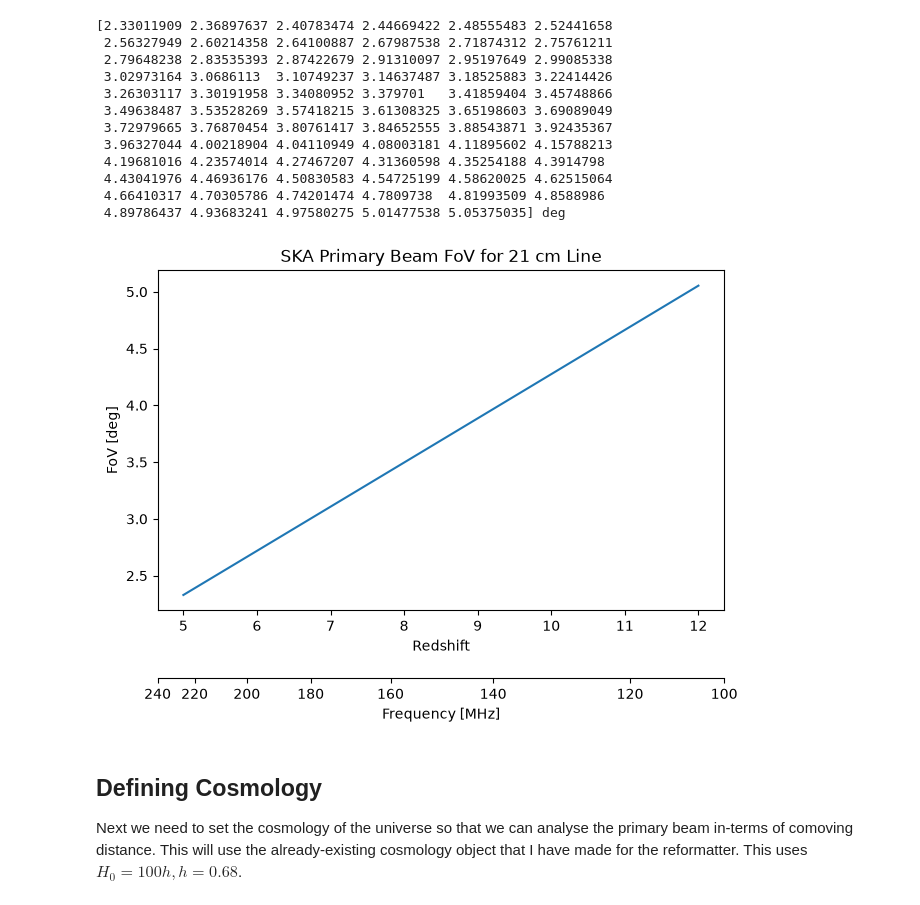
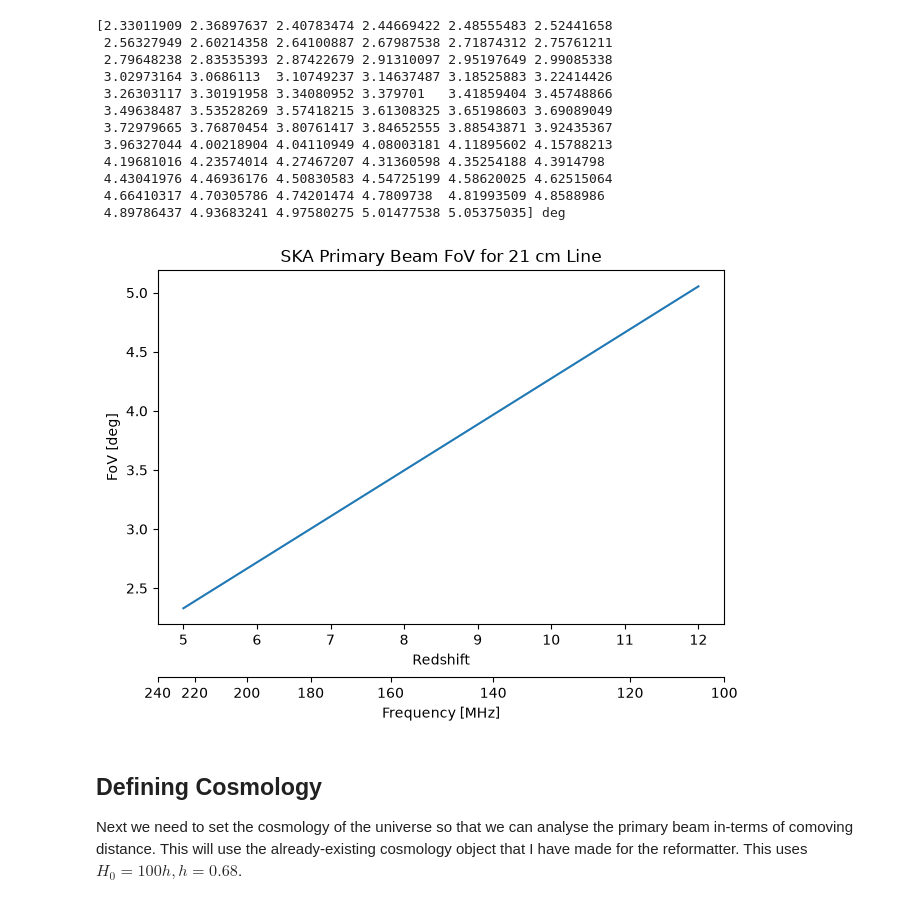
Before and after one commit to oliviax727/phd-programs, a Jupyter notebook: interferometry practice/primary_beam.ipynb, the cells around one changed output. Saved outputs shown, nothing was run; the diff lists cells and outputs as text; code cells hidden in the pictures.

```diff
--- a/interferometry practice/primary_beam.ipynb
+++ b/interferometry practice/primary_beam.ipynb
@@ -44,26 +44,24 @@ print(θs)
 # %%
 fig, ax = plt.subplots(layout='constrained')
 
 ax.plot(zs, θs)
 ax.set_xlabel("Redshift")
 ax.set_ylabel("FoV [deg]")
 ax.set_title("SKA Primary Beam FoV for 21 cm Line")
 
-# Build a secondary x-axis from z -> frequency (MHz) using the existing fs array.
+# Create a unitless array
 fs_mhz = fs.to_value(u.MHz)
 
-def z_to_mhz(z):
-    return np.interp(z, zs, fs_mhz)
+z2f = lambda z: np.interp(z, zs, fs_mhz)
 
-def mhz_to_z(mhz):
-    return np.interp(mhz, fs_mhz[::-1], zs[::-1])
+f2z = lambda f: np.interp(f, fs_mhz[::-1], zs[::-1])
 
-secax = ax.secondary_xaxis(-0.20, functions=(z_to_mhz, mhz_to_z))
+secax = ax.secondary_xaxis(-0.15, functions=(z2f, f2z))
 secax.set_xlabel("Frequency [MHz]")
 
 plt.show()
 # %% [output]
-[figure, old version]
+[figure, new version]
 # %% [markdown]
 ## Defining Cosmology
 
```
Also changed, not shown: parts of 10 cells of this notebook, 1 other file.
